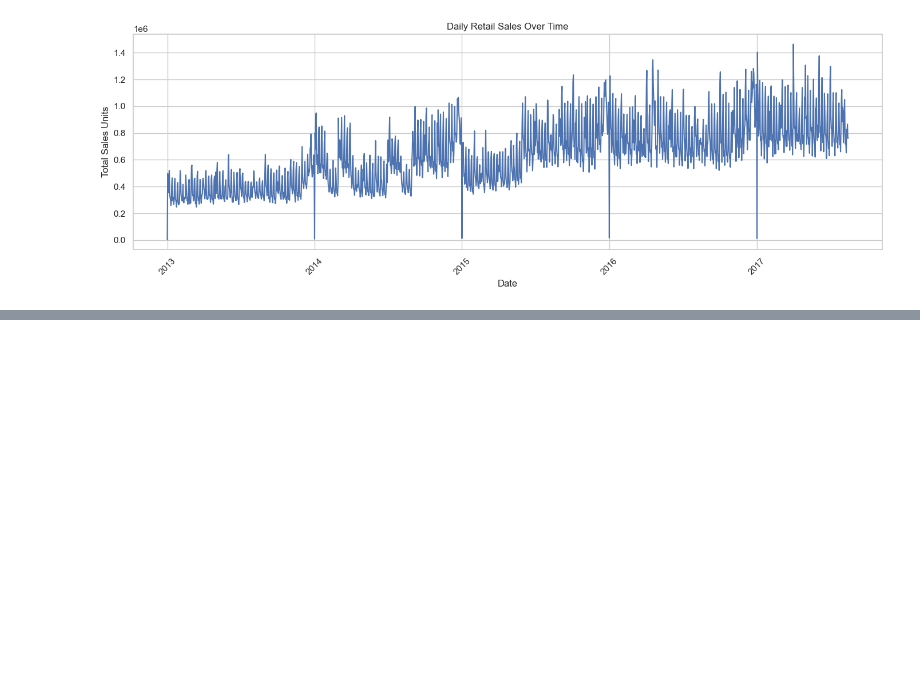
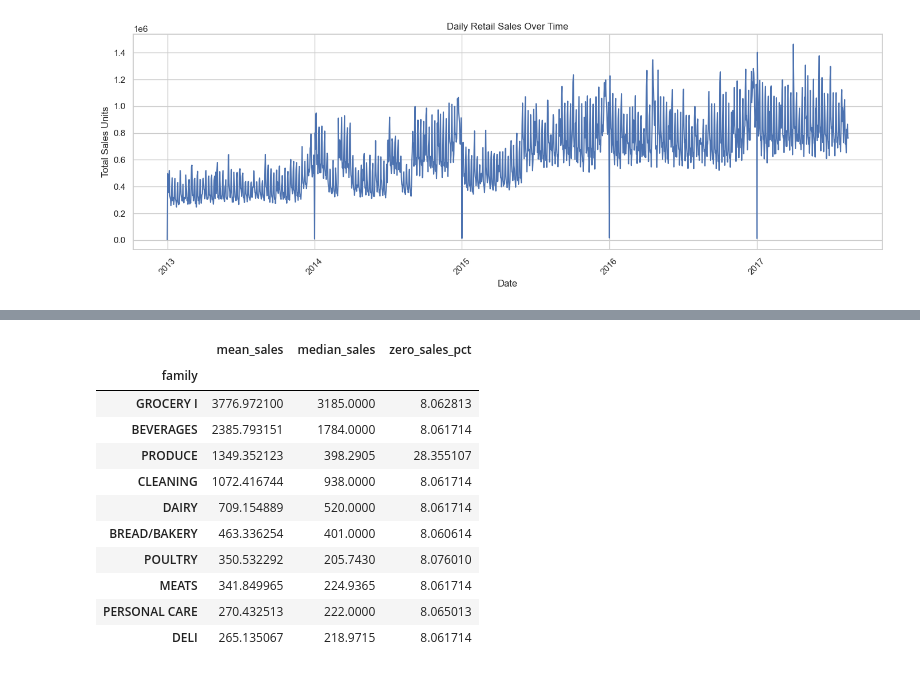
Before and after one commit to MelikaRahimpour/smart-retail-analytics, a Jupyter notebook: notebooks/EDA_01.ipynb, the cells around one changed output, grey strips where cells are left out. Saved outputs shown, nothing was run; the diff lists cells and outputs as text; code cells hidden in the pictures; blank space fills up the shorter version.

```diff
--- a/notebooks/EDA_01.ipynb
+++ b/notebooks/EDA_01.ipynb
@@ -136,0 +186,25 @@ plt.show()
+# %%
+family_stats = (
+    train.groupby("family")
+    .agg(
+        mean_sales=("sales", "mean"),
+        median_sales=("sales", "median"),
+        zero_sales_pct=("sales", lambda x: (x == 0).mean() * 100)
+    )
+    .sort_values("mean_sales", ascending=False)
+)
+
+family_stats.head(10)
+# %% [output]
+|  | mean_sales | median_sales | zero_sales_pct |
+| family |  |  |  |
+| GROCERY I | 3776.972100 | 3185.0000 | 8.062813 |
+| BEVERAGES | 2385.793151 | 1784.0000 | 8.061714 |
+| PRODUCE | 1349.352123 | 398.2905 | 28.355107 |
+| CLEANING | 1072.416744 | 938.0000 | 8.061714 |
+| DAIRY | 709.154889 | 520.0000 | 8.061714 |
+| BREAD/BAKERY | 463.336254 | 401.0000 | 8.060614 |
+| POULTRY | 350.532292 | 205.7430 | 8.076010 |
+| MEATS | 341.849965 | 224.9365 | 8.061714 |
+| PERSONAL CARE | 270.432513 | 222.0000 | 8.065013 |
+| DELI | 265.135067 | 218.9715 | 8.061714 |
```
Also changed, not shown: parts of 10 cells of this notebook.
